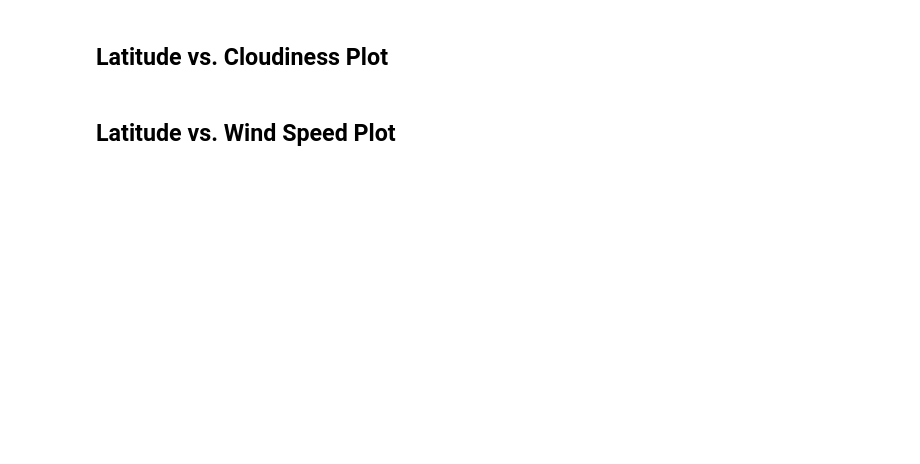
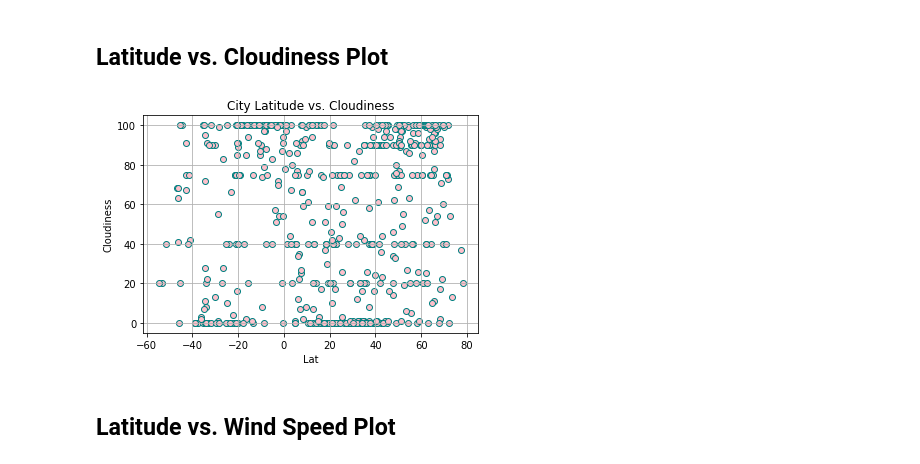
Before and after one commit to LizzyRevels/python-api-challenge, a Jupyter notebook: WeatherPy/WeatherPy.ipynb, the cells around one changed output. Saved outputs shown, nothing was run; the diff lists cells and outputs as text; code cells hidden in the pictures; blank space fills up the shorter version.

```diff
--- a/WeatherPy/WeatherPy.ipynb
+++ b/WeatherPy/WeatherPy.ipynb
@@ -229,4 +250,16 @@ plt.show()
 # %% [markdown]
 ## Latitude vs. Cloudiness Plot
+# %%
+x_values = city_df["Lat"]
+y_values = city_df["Cloudiness"]
+plt.scatter(x_values,y_values, marker="o", facecolors="pink", edgecolors="teal")
+plt.xlabel("Lat")
+plt.ylabel("Cloudiness")
+plt.title("City Latitude vs. Cloudiness")
+plt.grid()
+plt.savefig("images/latcloud.png")
+plt.show()
+# %% [output]
+[figure, added]
 # %% [markdown]
 ## Latitude vs. Wind Speed Plot
```
Also changed, not shown: parts of 25 cells of this notebook, 15 other files.
